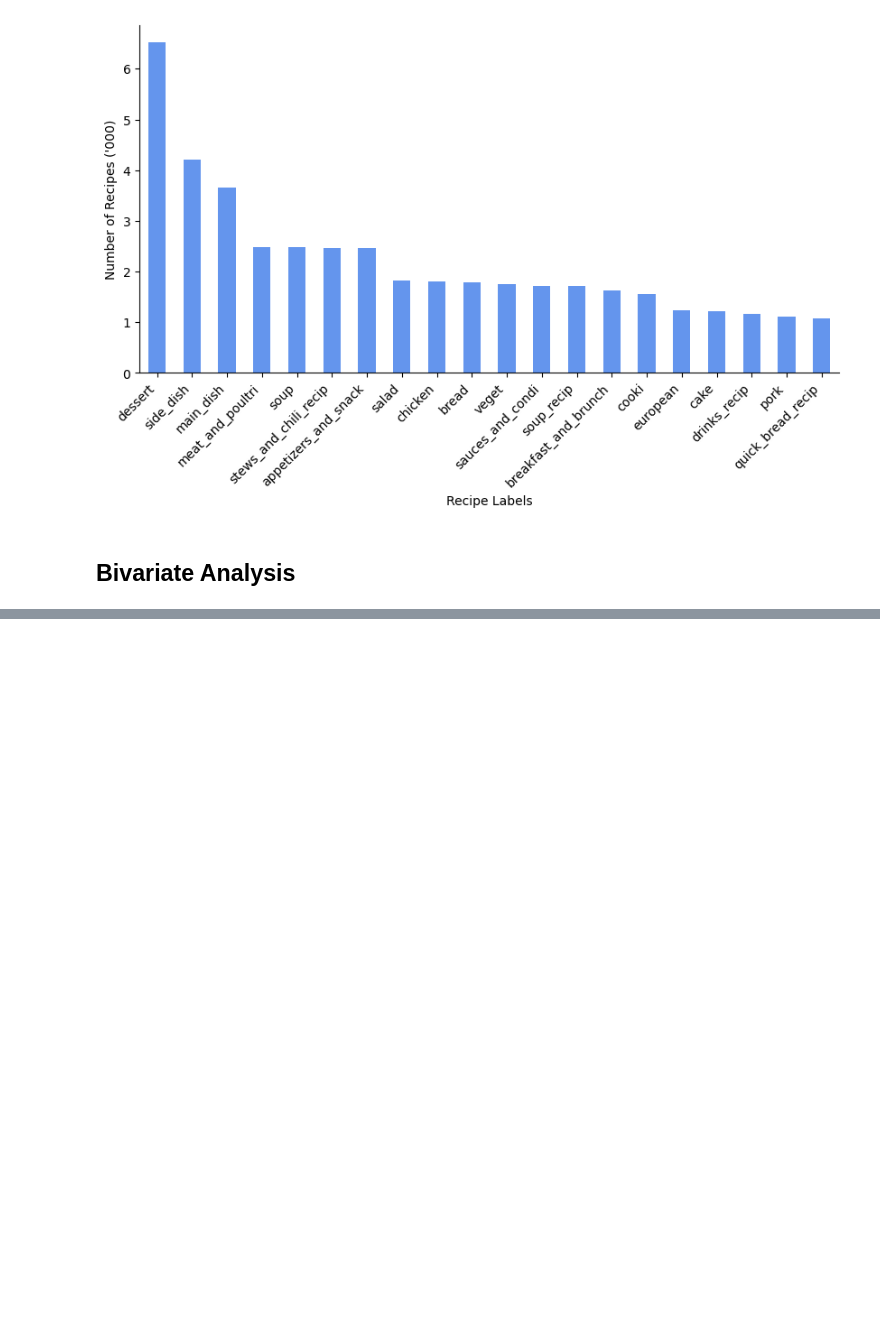
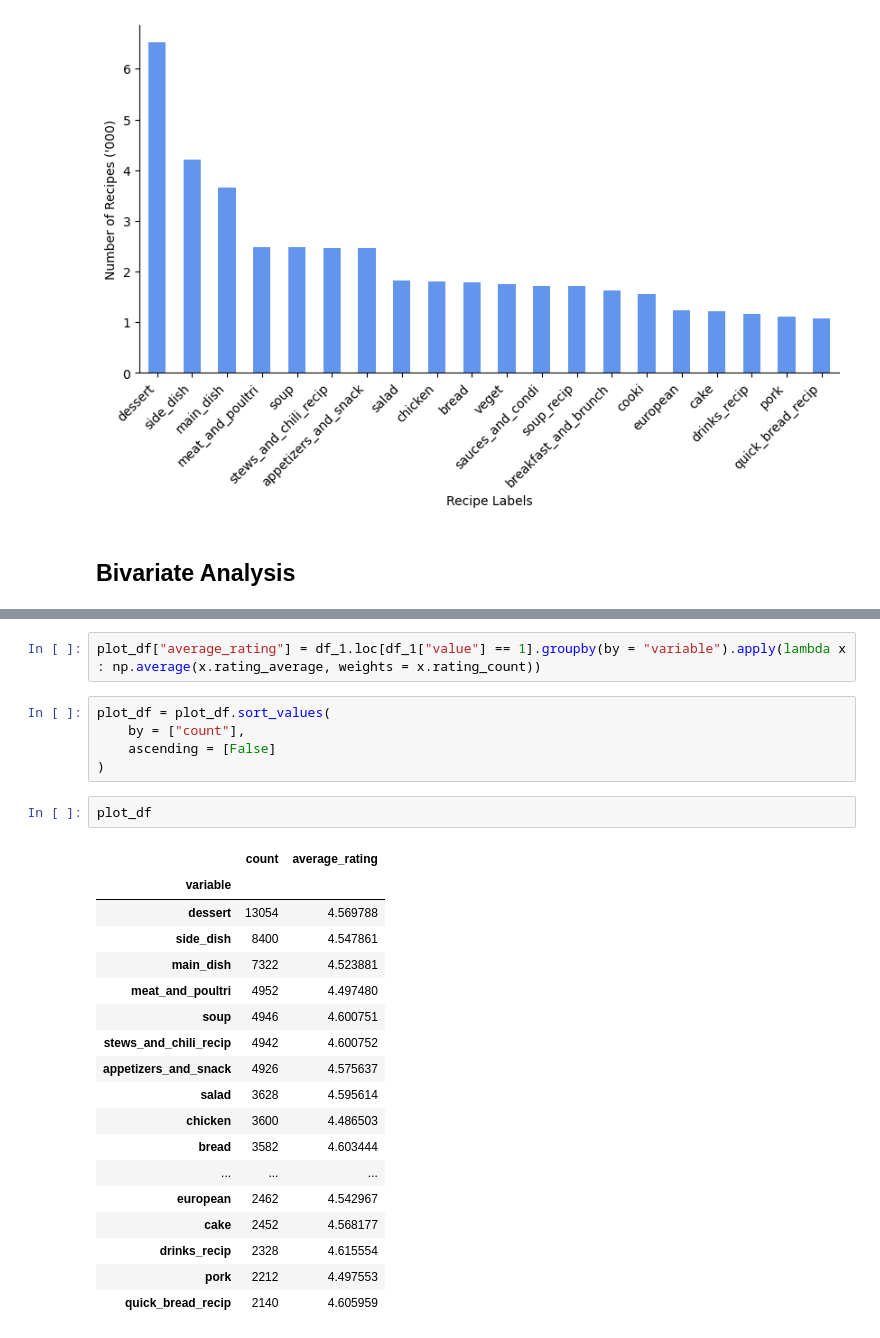
Before and after one commit to andrewyewcy/recipe_classifier, a Jupyter notebook: dev/2023-09-15-text-analysis-with-count-vectorizer.ipynb, the cells around one changed output, grey strips where cells are left out. Saved outputs shown, nothing was run; the diff lists cells and outputs as text; blank space fills up the shorter version.

```diff
--- a/dev/2023-09-15-text-analysis-with-count-vectorizer.ipynb
+++ b/dev/2023-09-15-text-analysis-with-count-vectorizer.ipynb
@@ -725,0 +735,28 @@ Index(['dessert', 'side_dish', 'main_dish', 'meat_and_poultri', 'soup',
+# %%
+plot_df["average_rating"] = df_1.loc[df_1["value"] == 1].groupby(by = "variable").apply(lambda x : np.average(x.rating_average, weights = x.rating_count))
+# %%
+plot_df = plot_df.sort_values(
+    by = ["count"],
+    ascending = [False]
+)
+# %%
+plot_df
+# %% [output]
+|  | count | average_rating |
+| variable |  |  |
+| dessert | 13054 | 4.569788 |
+| side_dish | 8400 | 4.547861 |
+| main_dish | 7322 | 4.523881 |
+| meat_and_poultri | 4952 | 4.497480 |
+| soup | 4946 | 4.600751 |
+| stews_and_chili_recip | 4942 | 4.600752 |
+| appetizers_and_snack | 4926 | 4.575637 |
+| salad | 3628 | 4.595614 |
+| chicken | 3600 | 4.486503 |
+| bread | 3582 | 4.603444 |
+| ... | ... | ... |
+| european | 2462 | 4.542967 |
+| cake | 2452 | 4.568177 |
+| drinks_recip | 2328 | 4.615554 |
+| pork | 2212 | 4.497553 |
+| quick_bread_recip | 2140 | 4.605959 |
```
Also changed, not shown: parts of 23 cells of this notebook.
